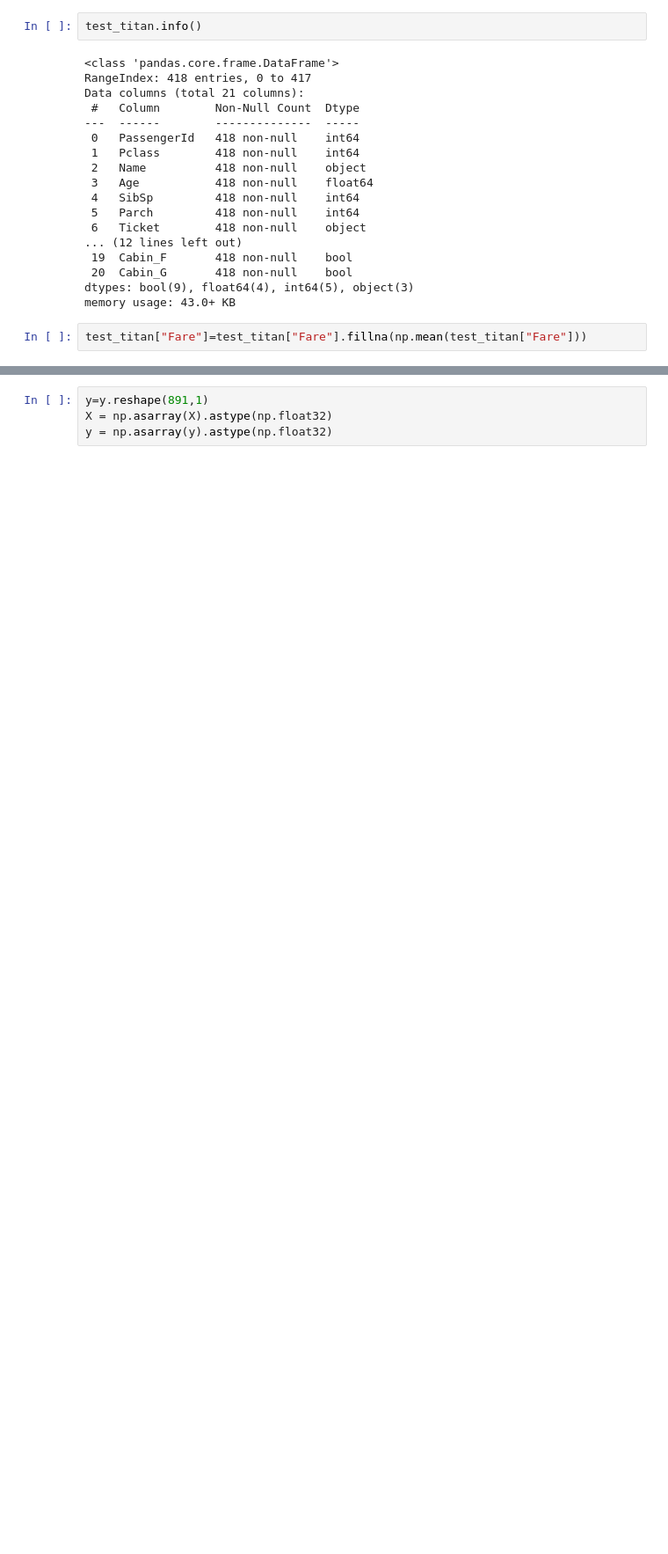
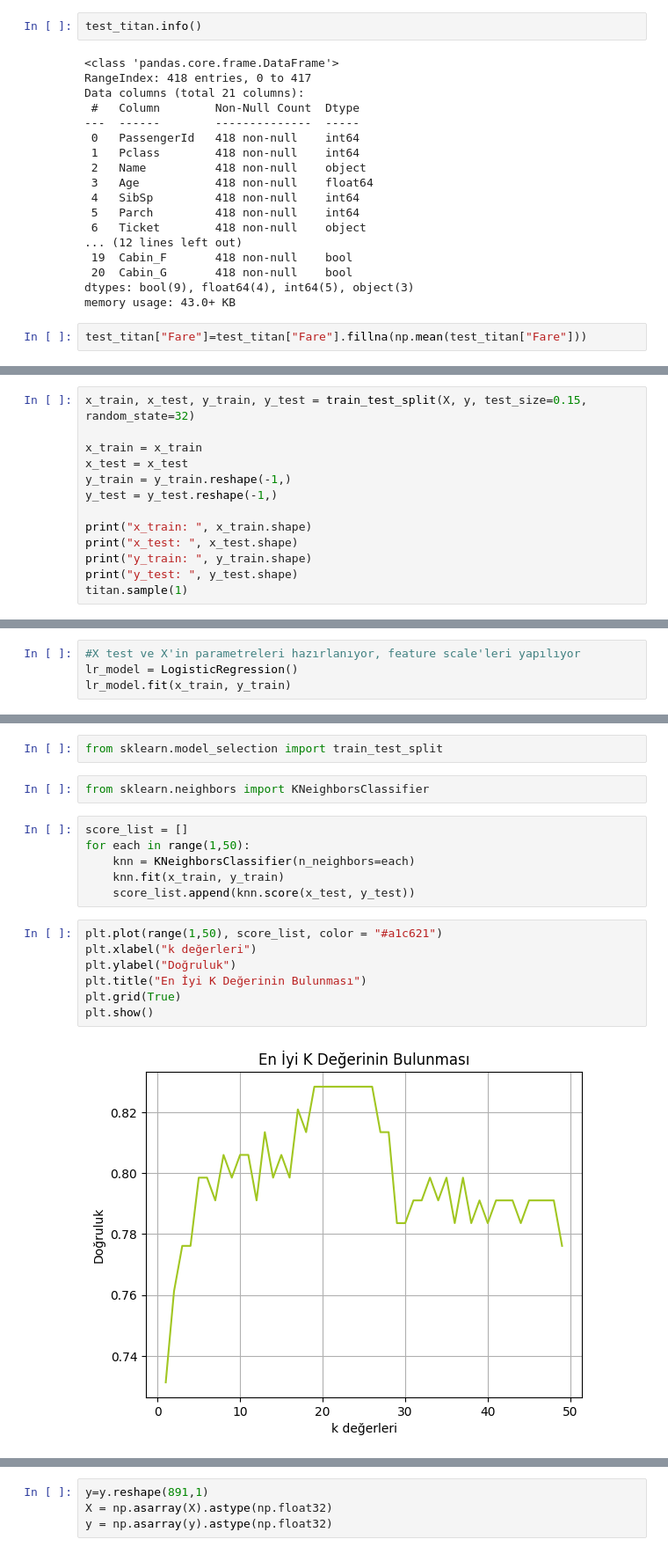
Before and after one commit to Ocakmust/Kaggle_Titanic_Demo, a Jupyter notebook: titan.ipynb, the cells around one changed output, grey strips where cells are left out. Shown at 88% size. Drawn from its saved outputs; the diff is of its cells as text; blank space fills up the shorter version.

```diff
--- a/titan.ipynb
+++ b/titan.ipynb
@@ -226,0 +231,13 @@ LogisticRegression()
+# %%
+x_train, x_test, y_train, y_test = train_test_split(X, y, test_size=0.15, random_state=32)
+
+x_train = x_train
+x_test = x_test
+y_train = y_train.reshape(-1,)
+y_test = y_test.reshape(-1,)
+
+print("x_train: ", x_train.shape)
+print("x_test: ", x_test.shape)
+print("y_train: ", y_train.shape)
+print("y_test: ", y_test.shape)
+titan.sample(1)
@@ -226,0 +254,4 @@ LogisticRegression()
+# %%
+#X test ve X'in parametreleri hazırlanıyor, feature scale'leri yapılıyor
+lr_model = LogisticRegression()
+lr_model.fit(x_train, y_train)
@@ -255,0 +291,19 @@ np.abs(result["Survived"]-y_pred).sum()
+# %%
+from sklearn.model_selection import train_test_split
+# %%
+from sklearn.neighbors import KNeighborsClassifier
+# %%
+score_list = []
+for each in range(1,50):
+    knn = KNeighborsClassifier(n_neighbors=each)
+    knn.fit(x_train, y_train)
+    score_list.append(knn.score(x_test, y_test))
+# %%
+plt.plot(range(1,50), score_list, color = "#a1c621")
+plt.xlabel("k değerleri")
+plt.ylabel("Doğruluk")
+plt.title("En İyi K Değerinin Bulunması")
+plt.grid(True)
+plt.show()
+# %% [output]
+[figure, added]
```
Also changed, not shown: parts of 41 cells of this notebook.
